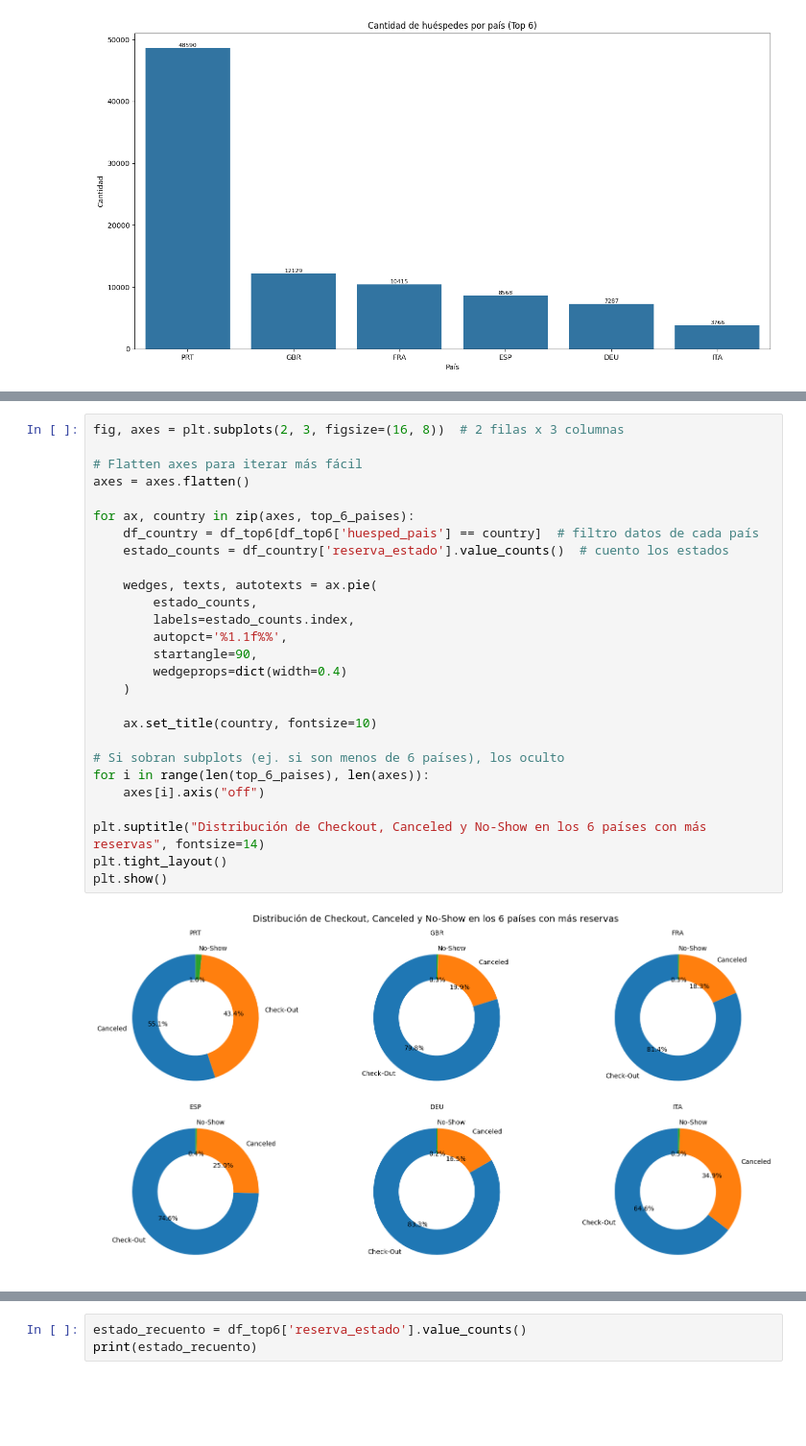
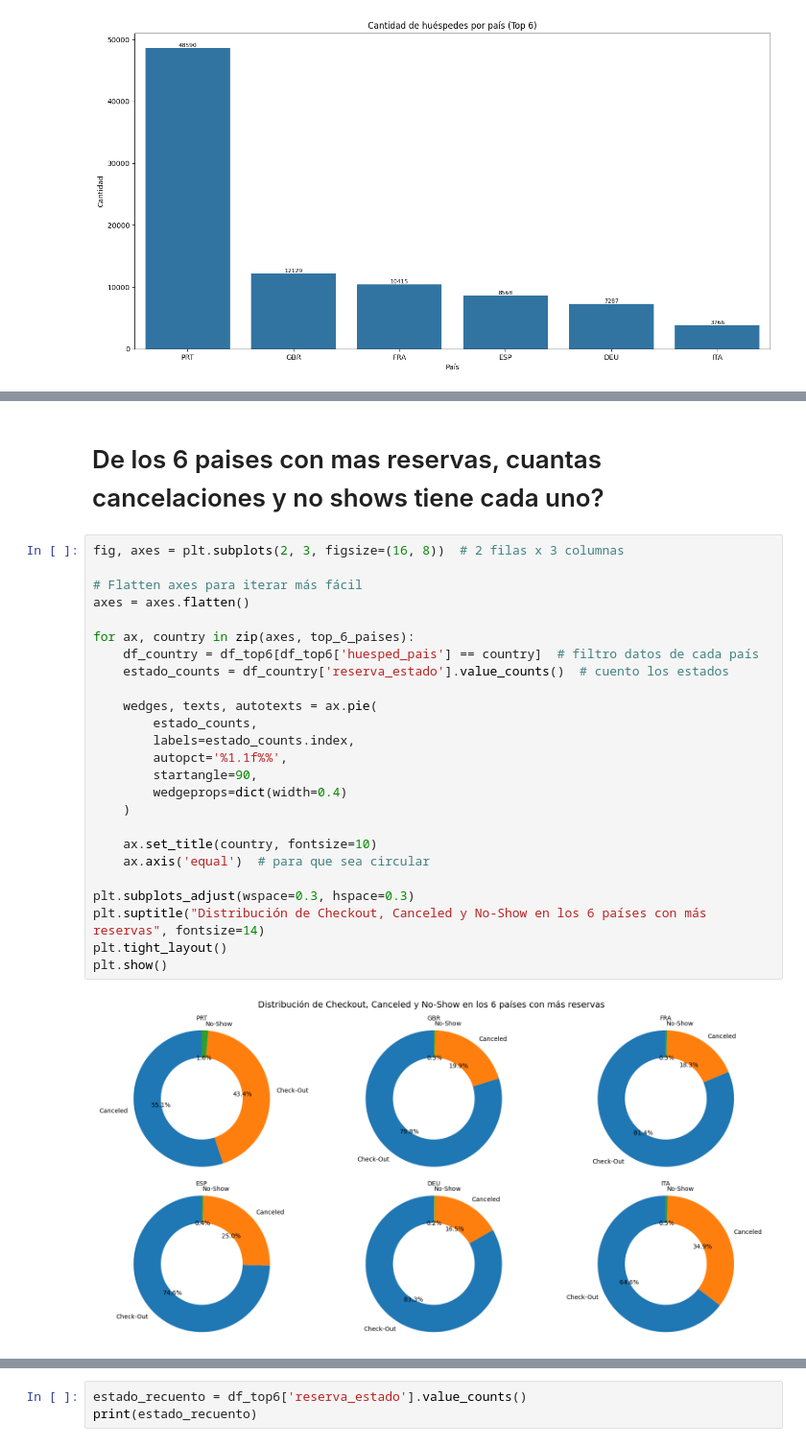
Before and after one commit to cinth90/Datascience1, a Jupyter notebook: ProyectoDS_ParteI_Debenedetto_ipynb.ipynb, the cells around one changed output, grey strips where cells are left out. Shown: that part at 96% size. Saved outputs shown, nothing was run; the diff lists cells and outputs as text; blank space fills up the shorter version.

```diff
--- a/ProyectoDS_ParteI_Debenedetto_ipynb.ipynb
+++ b/ProyectoDS_ParteI_Debenedetto_ipynb.ipynb
@@ -232,29 +228,29 @@ plt.show()
+# %% [markdown]
+# De los 6 paises con mas reservas, cuantas cancelaciones y no shows tiene cada uno?
 # %%
 fig, axes = plt.subplots(2, 3, figsize=(16, 8))  # 2 filas x 3 columnas
 
 # Flatten axes para iterar más fácil
 axes = axes.flatten()
 
 for ax, country in zip(axes, top_6_paises):
     df_country = df_top6[df_top6['huesped_pais'] == country]  # filtro datos de cada país
     estado_counts = df_country['reserva_estado'].value_counts()  # cuento los estados
 
     wedges, texts, autotexts = ax.pie(
         estado_counts,
         labels=estado_counts.index,
         autopct='%1.1f%%',
         startangle=90,
         wedgeprops=dict(width=0.4)
     )
 
     ax.set_title(country, fontsize=10)
+    ax.axis('equal')  # para que sea circular
 
-# Si sobran subplots (ej. si son menos de 6 países), los oculto
-for i in range(len(top_6_paises), len(axes)):
-    axes[i].axis("off")
-
+plt.subplots_adjust(wspace=0.3, hspace=0.3)
 plt.suptitle("Distribución de Checkout, Canceled y No-Show en los 6 países con más reservas", fontsize=14)
 plt.tight_layout()
 plt.show()
 # %% [output]
-[figure, old version]
+[figure, new version]
```
Also changed, not shown: parts of 20 cells of this notebook.
